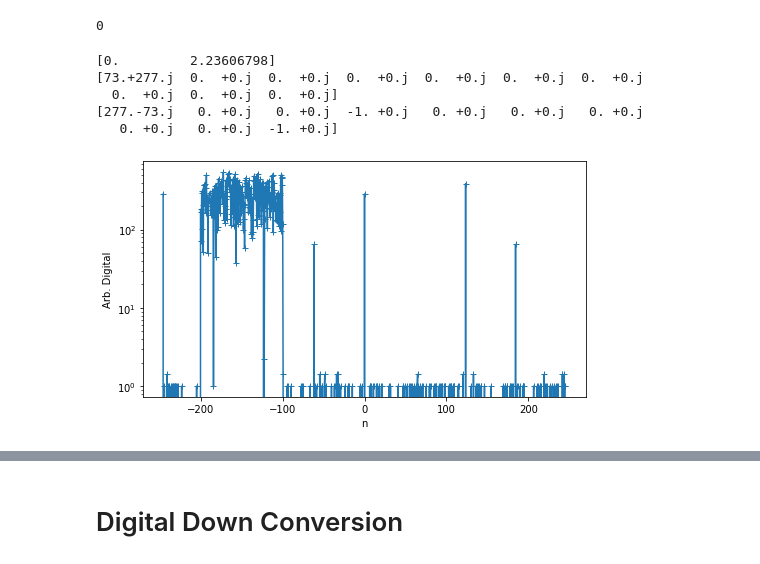
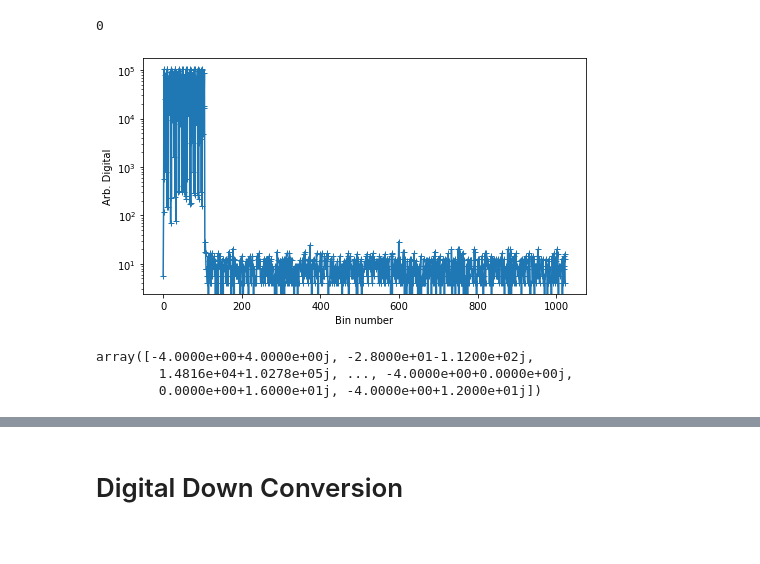
Before and after one commit to realtimeradio/umanc, a Jupyter notebook: souk/BLAST-Firmware-casperfpga.ipynb, the cells around one changed output, grey strips where cells are left out. Drawn from its saved outputs; the diff is of its cells as text; code cells hidden in the pictures.

```diff
--- a/souk/BLAST-Firmware-casperfpga.ipynb
+++ b/souk/BLAST-Firmware-casperfpga.ipynb
@@ -413,6 +417,7 @@ def get_pfb_data():
     cv = np.zeros(len(v)//2, dtype=complex)
     cv.real = v[0::2]
     cv.imag = v[1::2]
+    cv *= 2**2
     return cv
 # %%
 a = fpga.read_uint('fft_of_cnt')
@@ -422,45 +427,43 @@ print(b-a)
 # %% [output]
 0
 # %%
-fpga.write_int('fft_shift', 0b1011011111)
+fpga.write_int('fft_shift', 0b111)
 fpga.write_int('sync', 0)
 fpga.write_int('sync', 1)
 fpga.write_int('sync', 0)
 
 #SPECpfb = np.fft.fftshift(get_pfb_data()[0:NFFT])
 SPECpfb = get_pfb_data()[0:NFFT]
-print(np.abs(SPECpfb)[768:770])
 
-print(SPECpfb[0:10])
-print(np.fft.fftshift(SPECpfb)[0:10])
 mag = abs(SPECpfb)
 
 spec_freqs = np.fft.fftfreq(len(SPECpfb),1/(ADC_SAMPLE_RATE_MHZ / ADC_DECIMATION))
 plt.figure(figsize=(7,4))
 #plt.title(r"$f_s=2048MHZ, N_{bins}=512$"+"(7 tones, external hardware loopback)")
-plt.xlabel("n"); plt.ylabel("Arb. Digital")
+plt.ylabel("Arb. Digital")
 #plt.plot(mag)
-shift = True
+shift = False
 if shift:
     plt.semilogy(np.fft.fftshift(spec_freqs), np.fft.fftshift(mag),"-+",label='PFB mag')
+    plt.xlabel("Frequency (MHz)")
 else:
     plt.semilogy(mag,"-+",label='PFB mag')
+    plt.xlabel("Bin number");
 
 #plt.xlim(758,778)
 #plt.plot(Qpfb_f,"-+",label='Q')
 #plt.legend()
 plt.tight_layout()
 #plt.savefig("pfb_snap.pdf")
 plt.show()
 # %% [output]
-[0.         2.23606798]
-[73.+277.j  0.  +0.j  0.  +0.j  0.  +0.j  0.  +0.j  0.  +0.j  0.  +0.j
-  0.  +0.j  0.  +0.j  0.  +0.j]
-[277.-73.j   0. +0.j   0. +0.j  -1. +0.j   0. +0.j   0. +0.j   0. +0.j
-   0. +0.j   0. +0.j  -1. +0.j]
-[figure, old version]
+[figure, new version]
 # %%
 SPECpfb
+# %% [output]
+array([-4.0000e+00+4.0000e+00j, -2.8000e+01-1.1200e+02j,
+        1.4816e+04+1.0278e+05j, ..., -4.0000e+00+0.0000e+00j,
+        0.0000e+00+1.6000e+01j, -4.0000e+00+1.2000e+01j])
 # %%
 plt.figure(figsize=(8,5))
 M=30
```
Also changed, not shown: parts of 11 cells of this notebook.
